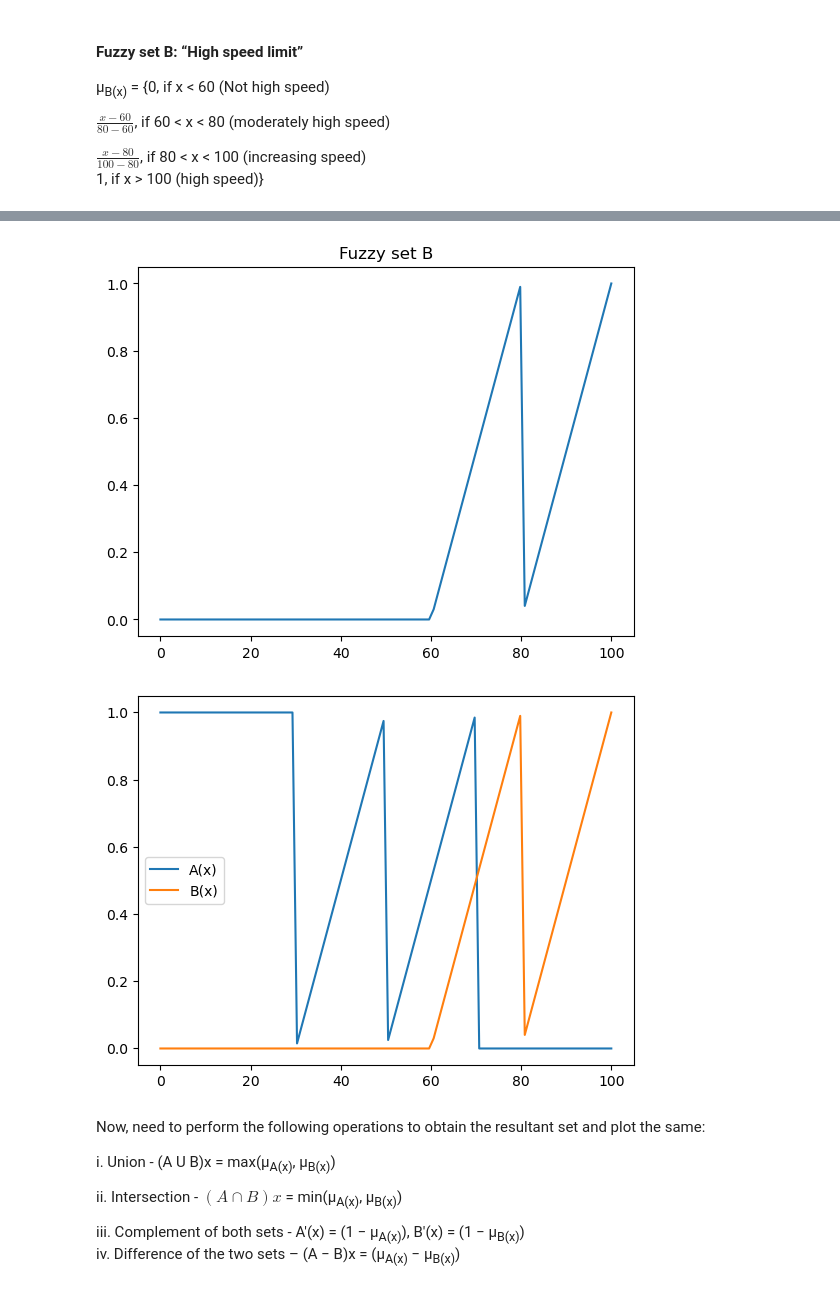
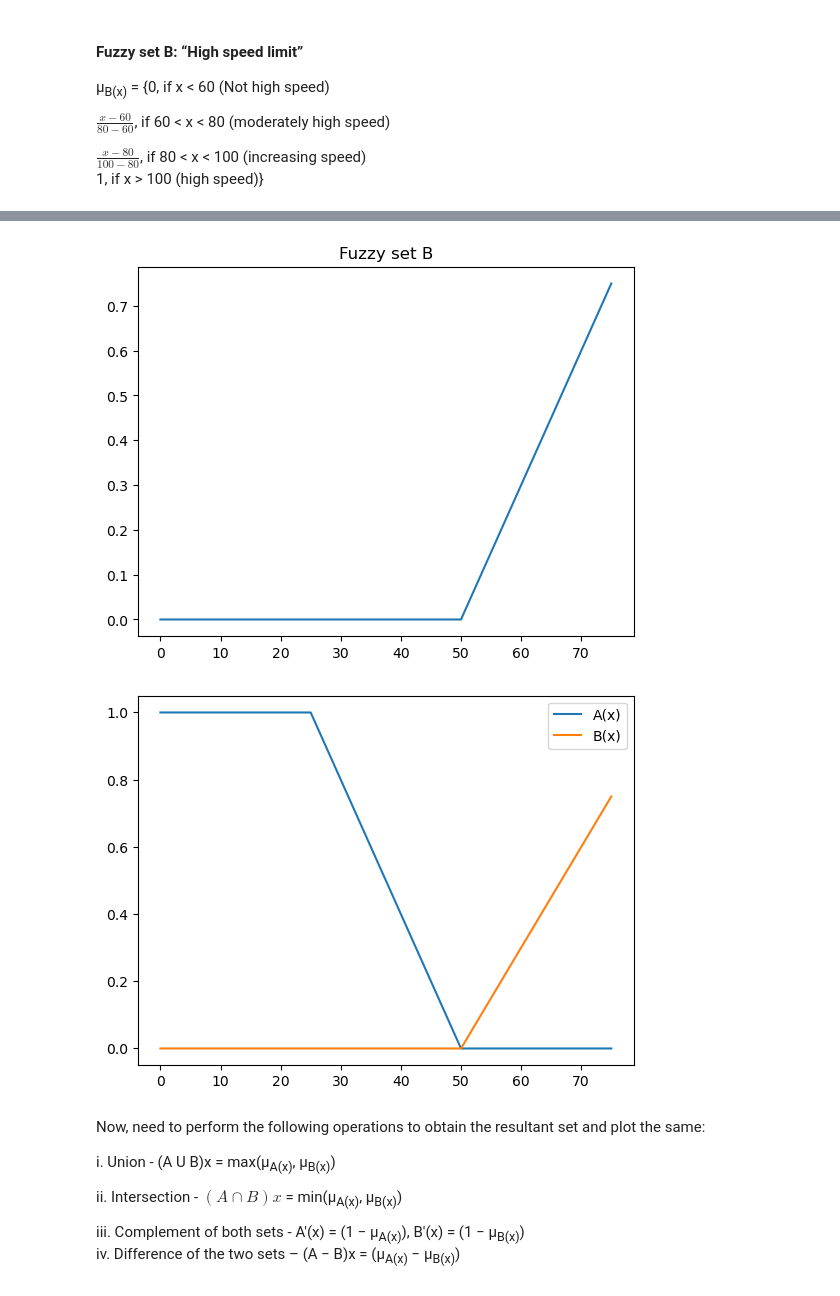
Before and after one commit to Uttam-Mahata/Soft_Computing, a Jupyter notebook: Assignment2/Fuzzy_logic.ipynb, the cells around one changed output, grey strips where cells are left out. Saved outputs shown, nothing was run; the diff lists cells and outputs as text; code cells hidden in the pictures.

```diff
--- a/Assignment2/Fuzzy_logic.ipynb
+++ b/Assignment2/Fuzzy_logic.ipynb
@@ -47,7 +47,7 @@ def mu_A(x):
 
 
 
-x = np.linspace(0, 100,100)
+x = np.arange(0, 100,25)
 y = [mu_A(i) for i in x]
 plt.plot(x, y)
 plt.title('Fuzzy set A')
@@ -67,25 +67,25 @@ def mu_B(x):
 
 
 
-x = np.linspace(0, 100, 100)
+x = np.arange(0, 100, 25)
 y = [mu_B(i) for i in x]
 plt.plot(x, y)
 plt.title('Fuzzy set B')
 plt.show()
 # %% [output]
-[figure, old version]
+[figure, new version]
 # %%
 
 
-x = np.linspace(0, 100, 100)
+x = np.arange(0, 100, 25)
 y = [mu_A(i) for i in x]
 plt.plot(x, y, label='A(x)')
 y = [mu_B(i) for i in x]
 plt.plot(x, y, label='B(x)')
 plt.legend()
 plt.show()
 # %% [output]
-[figure, old version]
+[figure, new version]
 # %% [markdown]
 <p>Now, need to perform the following operations to obtain the resultant set and plot the same:<p>
 i. Union - (A U B)x = max(μ<sub>A(x)</sub>, μ<sub>B(x)</sub>)
```
Also changed, not shown: parts of 12 cells of this notebook.
